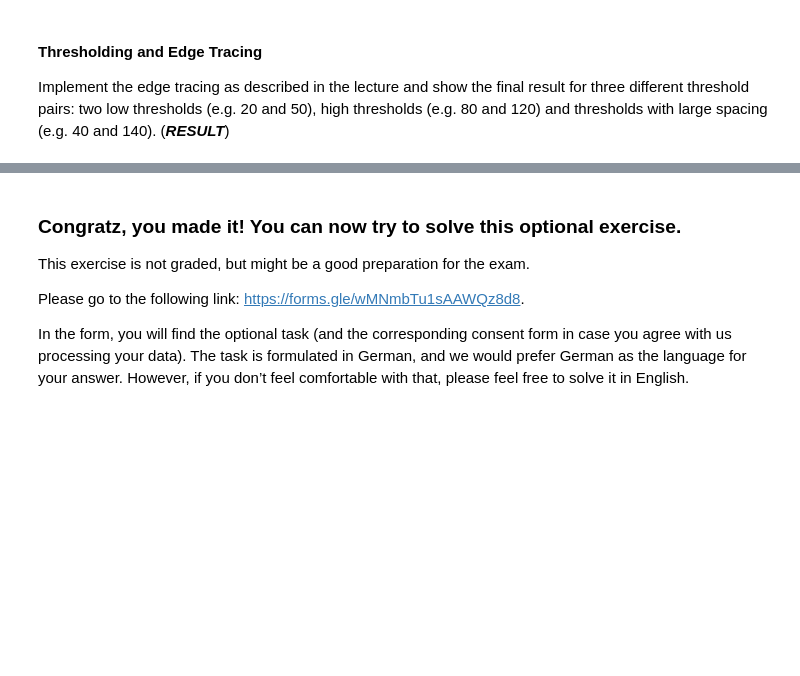
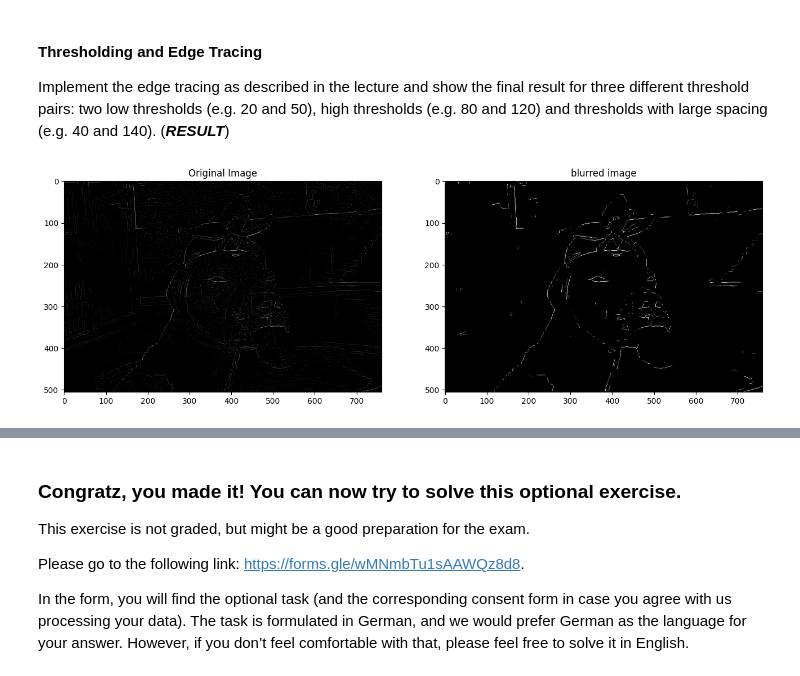
Before and after one commit to danielsturm/cv2122_assignments, a Jupyter notebook: assignment01.ipynb, the cells around one changed output, grey strips where cells are left out. Saved outputs shown, nothing was run; the diff lists cells and outputs as text; code cells hidden in the pictures; blank space fills up the shorter version.

```diff
--- a/assignment01.ipynb
+++ b/assignment01.ipynb
@@ -542,3 +596,23 @@ Implement the Non-Maximum Suppression step as described in the lecture. Subtract
 # %% [markdown]
 #### Thresholding and Edge Tracing
 Implement the edge tracing as described in the lecture and show the final result for three different threshold pairs: two low thresholds (e.g. 20 and 50), high thresholds (e.g. 80 and 120) and thresholds with large spacing (e.g. 40 and 140). (***RESULT***)
+# %%
+def two_thresholds(image: np.ndarray, lowThresholdRatio: float=0.8, highThresholdRatio: float=0.3) -> np.ndarray:
+    highThreshold = np.max(image) * highThresholdRatio
+    lowThreshold = highThreshold * lowThresholdRatio
+    weak = np.float64(0.5)
+    strong = np.float64(1.0)
+    result: np.ndarray = np.zeros_like(image)
+
+    strong_i, strong_j = np.where(image >= highThreshold)
+    weak_i, weak_j = np.where((image <= highThreshold) & (image >= lowThreshold))
+
+    result[strong_i, strong_j] = strong
+    result[weak_i, weak_j] = weak
+
+    return result
+
+two_thresh_image = two_thresholds(max_sup_image)
+show_original_and_convolved_image(max_sup_image, two_thresh_image)
+# %% [output]
+[figure, added]
```
Also changed, not shown: parts of 8 cells of this notebook.
